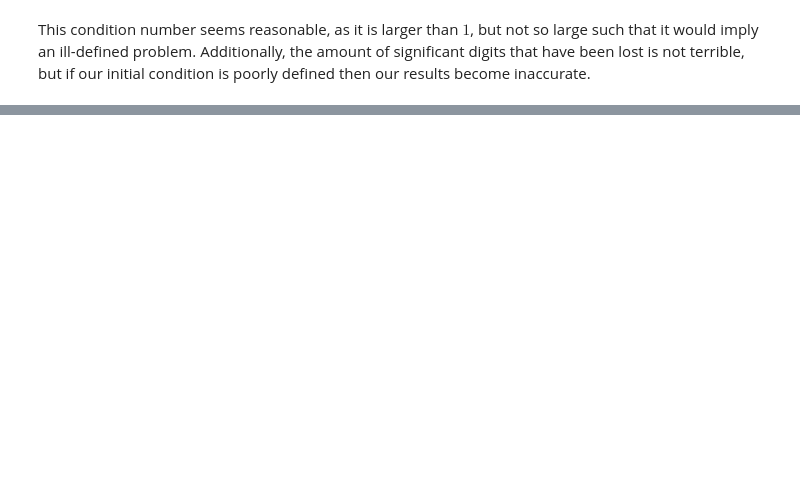
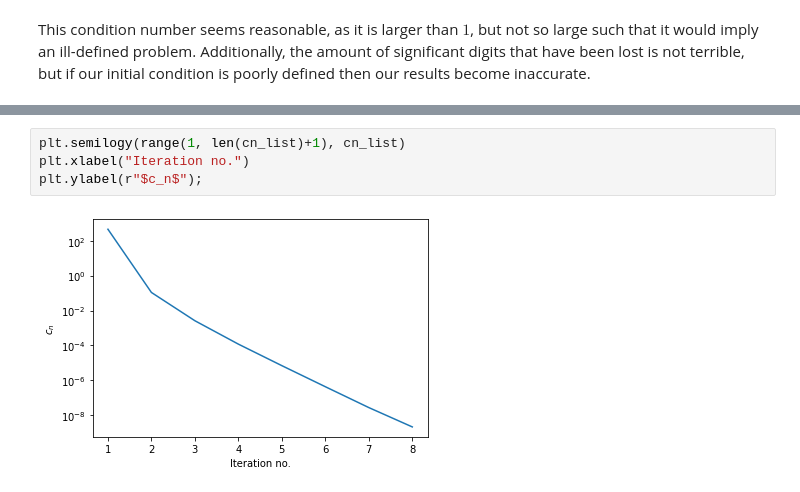
Before and after one commit to KevoSoftworks/mathematical_and_numerical_physics, a Jupyter notebook: part_2/part2.ipynb, the cells around one changed output, grey strips where cells are left out. Saved outputs shown, nothing was run; the diff lists cells and outputs as text; blank space fills up the shorter version.

```diff
--- a/part_2/part2.ipynb
+++ b/part_2/part2.ipynb
@@ -211,0 +288,6 @@ This condition number seems reasonable, as it is larger than $1$, but not so lar
+# %%
+plt.semilogy(range(1, len(cn_list)+1), cn_list)
+plt.xlabel("Iteration no.")
+plt.ylabel(r"$c_n$");
+# %% [output]
+[figure, added]
```
Also changed, not shown: parts of 8 cells of this notebook.
